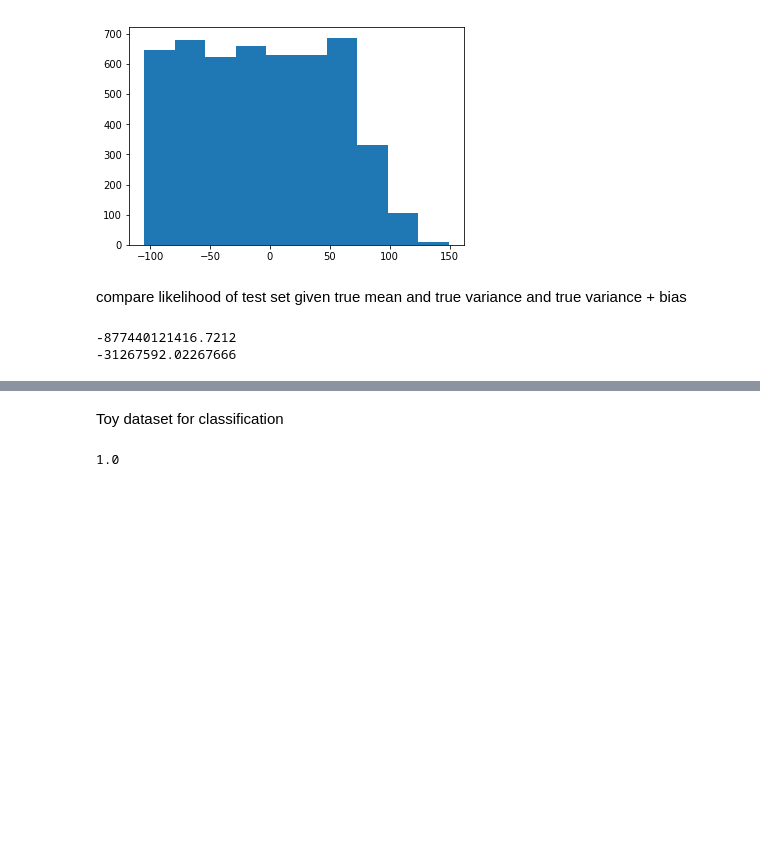
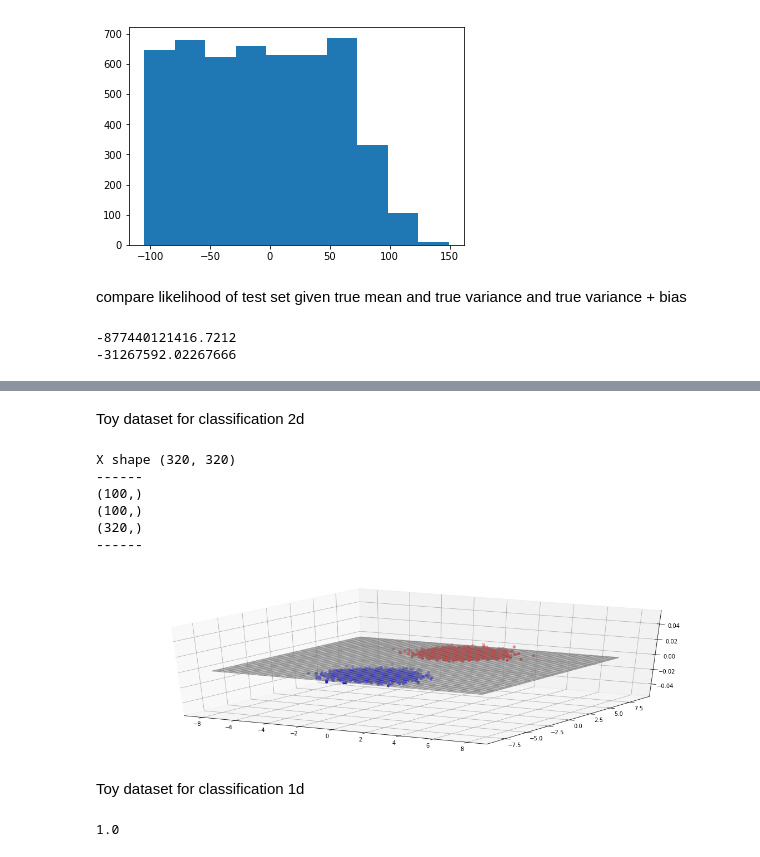
Before and after one commit to Emerson-Wenzel/BDL_final_project, a Jupyter notebook: Baysian_Logistic_regression_daniel.ipynb, the cells around one changed output, grey strips where cells are left out. Drawn from its saved outputs; the diff is of its cells as text; code cells hidden in the pictures; blank space fills up the shorter version.

```diff
--- a/Baysian_Logistic_regression_daniel.ipynb
+++ b/Baysian_Logistic_regression_daniel.ipynb
@@ -197,5 +153,5 @@ SyntaxError: unexpected character after line continuation character
 # %% [markdown]
-Toy dataset for classification
+Toy dataset for classification 2d
 # %%
 dataset_size = 5000
 
@@ -224,3 +180,64 @@ y_train[int(dataset_size/2):] = 1
 perm = np.random.permutation(dataset_size)
 X_train = X_train[perm]
 y_train = y_train[perm]
+# %%
+def plane(x1, x2, w1, b):
+    return w1[0] * x1 + w1[1] * x2 + b
+
+
+w1 = np.array([[0,0]]).T
+w2 = np.array([[0,0]]).T
+W_full = np.hstack((w1, w2))
+b = 0
+
+x = y = np.arange(-8.0, 8.0, 0.05)
+X, Y = np.meshgrid(x, y)
+zs = plane(X, Y, w1, b)
+print("X shape", zs.shape)
+
+# Z = zs.reshape(X.shape)
+
+# ax.plot_surface(X, Y, Z)
+
+# x_line = np.random.uniform(-8, 8, (100, 2))
+#  =
+# print(w1.T.shape)
+# y = w1.T @ x + b
+# y = y.flatten()
+# plt.plot(x1, x2)
+# plt.scatter(X_train[y_train == 0,0], X_train[y_train == 0,1], c='red', alpha=0.2)
+# plt.scatter(X_train[y_train == 1,0], X_train[y_train == 1,1], c='blue', alpha=0.2)
+# plt.ylim((-10, 10))
+
+
+fig = plt.figure(figsize=(20,20))
+ax = fig.add_subplot(311, projection='3d')
+ax.plot_wireframe(X, Y, zs, color='grey', alpha = 0.7)
+ax.scatter(X_train[y_train == 0,0], X_train[y_train == 0,1], c='blue')
+ax.scatter(X_train[y_train == 1,0], X_train[y_train == 1,1], c='red')
+fig.show()
+print("------")
+print(x_line[:,0].shape)
+print(x_line[:,1].shape)
+print(y.shape)
+print("------")
+
+
+# ax.scatter(X1_train_grd, X2_train_grd, alpha=0.5)
+
+# ax.plot()
+# ax.set_xlabel('X_train[:,0]')
+# ax.set_ylabel('X_train[:,1]')
+# ax.set_zlabel('output[:,1] (Standard Deviation)')
+fig.show()
+# plt.show()
+# %% [output]
+X shape (320, 320)
+------
+(100,)
+(100,)
+(320,)
+------
+[figure, added]
+# %% [markdown]
+Toy dataset for classification 1d
```
Also changed, not shown: parts of 16 cells of this notebook, 1 other file.
